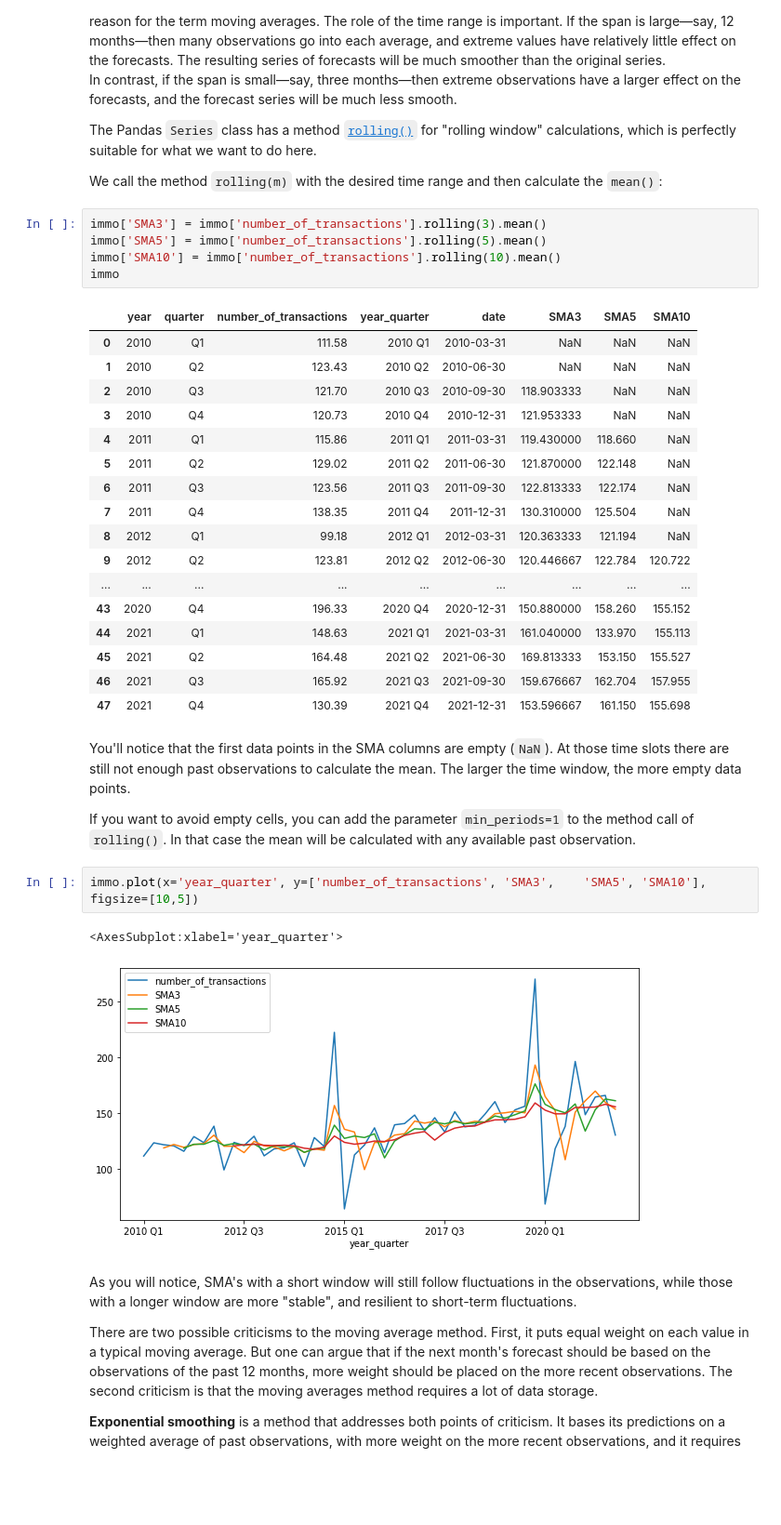
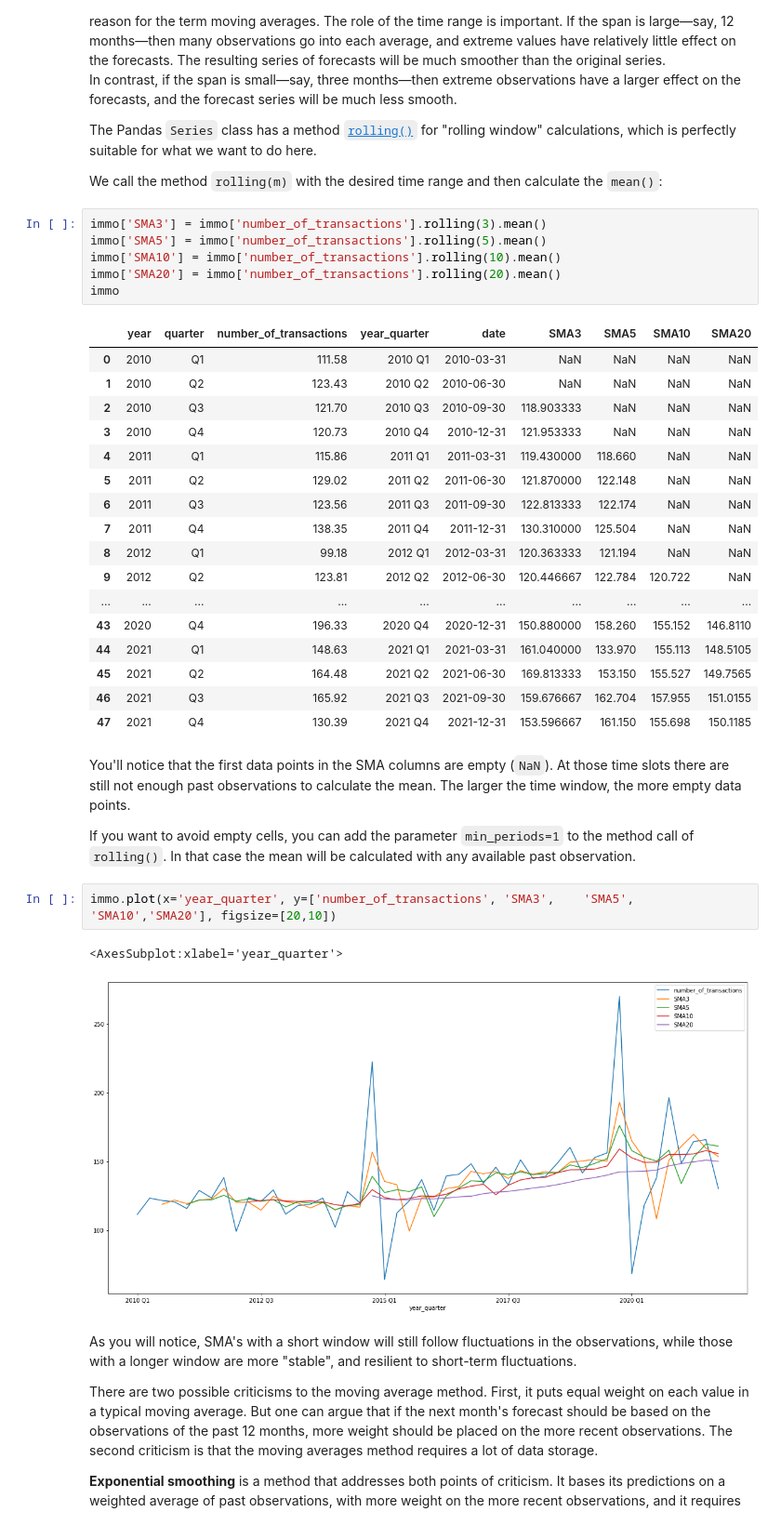
Before and after one commit to szymonvertenten/data-eng, a Jupyter notebook: dsai-en-labs-main/7-time-series/demo_time_series_2.ipynb, the cells around one changed output. Shown at 93% size. Drawn from its saved outputs; the diff is of its cells as text; blank space fills up the shorter version.

```diff
--- a/dsai-en-labs-main/7-time-series/demo_time_series_2.ipynb
+++ b/dsai-en-labs-main/7-time-series/demo_time_series_2.ipynb
@@ -176,34 +176,35 @@ We call the method `rolling(m)` with the desired time range and then calculate t
 immo['SMA3'] = immo['number_of_transactions'].rolling(3).mean()
 immo['SMA5'] = immo['number_of_transactions'].rolling(5).mean()
 immo['SMA10'] = immo['number_of_transactions'].rolling(10).mean()
+immo['SMA20'] = immo['number_of_transactions'].rolling(20).mean()
 immo
 # %% [output]
-|  | year | quarter | number_of_transactions | year_quarter | date | SMA3 | SMA5 | SMA10 |
-| 0 | 2010 | Q1 | 111.58 | 2010 Q1 | 2010-03-31 | NaN | NaN | NaN |
-| 1 | 2010 | Q2 | 123.43 | 2010 Q2 | 2010-06-30 | NaN | NaN | NaN |
-| 2 | 2010 | Q3 | 121.70 | 2010 Q3 | 2010-09-30 | 118.903333 | NaN | NaN |
-| 3 | 2010 | Q4 | 120.73 | 2010 Q4 | 2010-12-31 | 121.953333 | NaN | NaN |
-| 4 | 2011 | Q1 | 115.86 | 2011 Q1 | 2011-03-31 | 119.430000 | 118.660 | NaN |
-| 5 | 2011 | Q2 | 129.02 | 2011 Q2 | 2011-06-30 | 121.870000 | 122.148 | NaN |
-| 6 | 2011 | Q3 | 123.56 | 2011 Q3 | 2011-09-30 | 122.813333 | 122.174 | NaN |
-| 7 | 2011 | Q4 | 138.35 | 2011 Q4 | 2011-12-31 | 130.310000 | 125.504 | NaN |
-| 8 | 2012 | Q1 | 99.18 | 2012 Q1 | 2012-03-31 | 120.363333 | 121.194 | NaN |
-| 9 | 2012 | Q2 | 123.81 | 2012 Q2 | 2012-06-30 | 120.446667 | 122.784 | 120.722 |
-| ... | ... | ... | ... | ... | ... | ... | ... | ... |
-| 43 | 2020 | Q4 | 196.33 | 2020 Q4 | 2020-12-31 | 150.880000 | 158.260 | 155.152 |
-| 44 | 2021 | Q1 | 148.63 | 2021 Q1 | 2021-03-31 | 161.040000 | 133.970 | 155.113 |
-| 45 | 2021 | Q2 | 164.48 | 2021 Q2 | 2021-06-30 | 169.813333 | 153.150 | 155.527 |
-| 46 | 2021 | Q3 | 165.92 | 2021 Q3 | 2021-09-30 | 159.676667 | 162.704 | 157.955 |
-| 47 | 2021 | Q4 | 130.39 | 2021 Q4 | 2021-12-31 | 153.596667 | 161.150 | 155.698 |
+|  | year | quarter | number_of_transactions | year_quarter | date | SMA3 | SMA5 | SMA10 | SMA20 |
+| 0 | 2010 | Q1 | 111.58 | 2010 Q1 | 2010-03-31 | NaN | NaN | NaN | NaN |
+| 1 | 2010 | Q2 | 123.43 | 2010 Q2 | 2010-06-30 | NaN | NaN | NaN | NaN |
+| 2 | 2010 | Q3 | 121.70 | 2010 Q3 | 2010-09-30 | 118.903333 | NaN | NaN | NaN |
+| 3 | 2010 | Q4 | 120.73 | 2010 Q4 | 2010-12-31 | 121.953333 | NaN | NaN | NaN |
+| 4 | 2011 | Q1 | 115.86 | 2011 Q1 | 2011-03-31 | 119.430000 | 118.660 | NaN | NaN |
+| 5 | 2011 | Q2 | 129.02 | 2011 Q2 | 2011-06-30 | 121.870000 | 122.148 | NaN | NaN |
+| 6 | 2011 | Q3 | 123.56 | 2011 Q3 | 2011-09-30 | 122.813333 | 122.174 | NaN | NaN |
+| 7 | 2011 | Q4 | 138.35 | 2011 Q4 | 2011-12-31 | 130.310000 | 125.504 | NaN | NaN |
+| 8 | 2012 | Q1 | 99.18 | 2012 Q1 | 2012-03-31 | 120.363333 | 121.194 | NaN | NaN |
+| 9 | 2012 | Q2 | 123.81 | 2012 Q2 | 2012-06-30 | 120.446667 | 122.784 | 120.722 | NaN |
+| ... | ... | ... | ... | ... | ... | ... | ... | ... | ... |
+| 43 | 2020 | Q4 | 196.33 | 2020 Q4 | 2020-12-31 | 150.880000 | 158.260 | 155.152 | 146.8110 |
+| 44 | 2021 | Q1 | 148.63 | 2021 Q1 | 2021-03-31 | 161.040000 | 133.970 | 155.113 | 148.5105 |
+| 45 | 2021 | Q2 | 164.48 | 2021 Q2 | 2021-06-30 | 169.813333 | 153.150 | 155.527 | 149.7565 |
+| 46 | 2021 | Q3 | 165.92 | 2021 Q3 | 2021-09-30 | 159.676667 | 162.704 | 157.955 | 151.0155 |
+| 47 | 2021 | Q4 | 130.39 | 2021 Q4 | 2021-12-31 | 153.596667 | 161.150 | 155.698 | 150.1185 |
 # %% [markdown]
 You'll notice that the first data points in the SMA columns are empty (`NaN`). At those time slots there are still not enough past observations to calculate the mean. The larger the time window, the more empty data points.
 
 If you want to avoid empty cells, you can add the parameter `min_periods=1` to the method call of `rolling()`. In that case the mean will be calculated with any available past observation.
 # %%
-immo.plot(x='year_quarter', y=['number_of_transactions', 'SMA3',	'SMA5',	'SMA10'], figsize=[10,5])
+immo.plot(x='year_quarter', y=['number_of_transactions', 'SMA3',	'SMA5',	'SMA10','SMA20'], figsize=[20,10])
 # %% [output]
 <AxesSubplot:xlabel='year_quarter'>
-[figure, old version]
+[figure, new version]
 # %% [markdown]
 As you will notice, SMA's with a short window will still follow fluctuations in the observations, while those with a longer window are more "stable", and resilient to short-term fluctuations.
 
```
Also changed, not shown: parts of 1 cell of this notebook, 2 other files.
